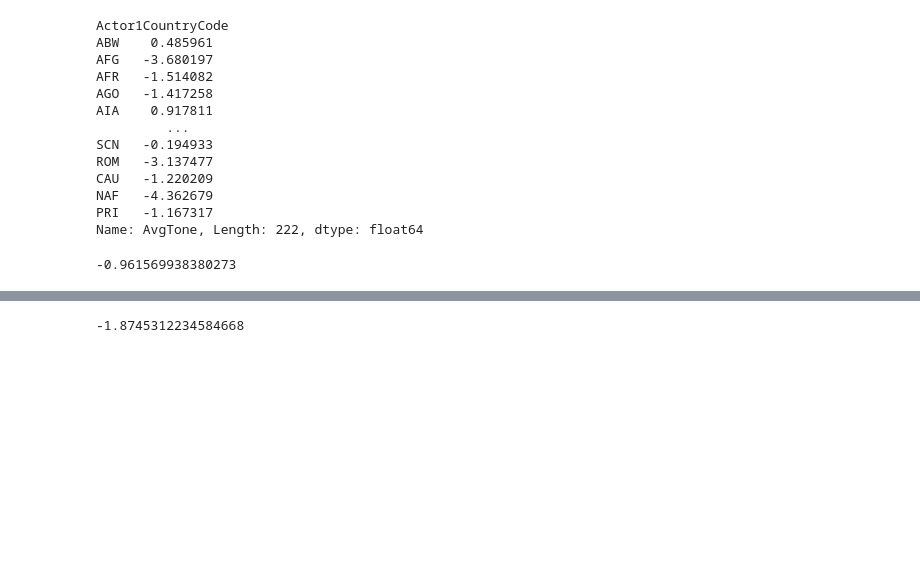
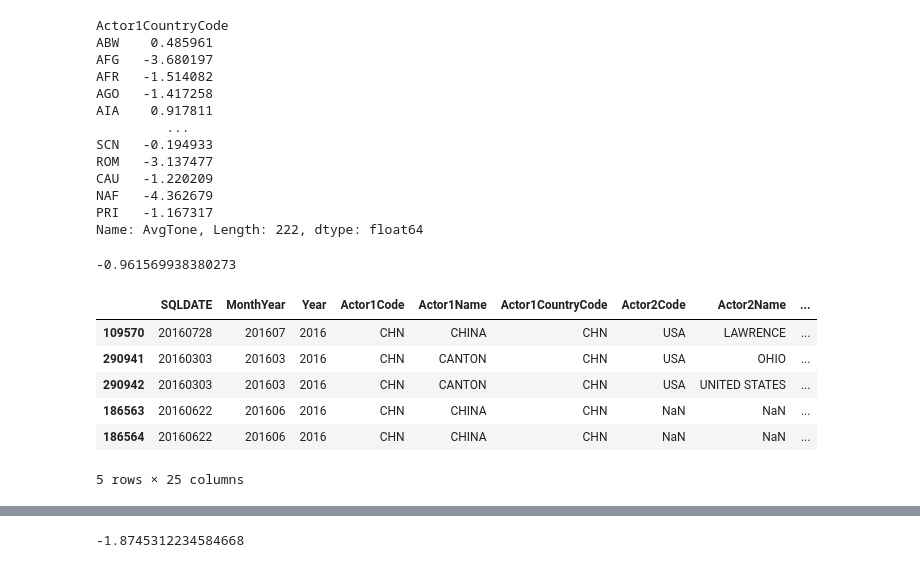
Before and after one commit to beixuan-jia/502final, a Jupyter notebook: EDA.ipynb, the cells around one changed output, grey strips where cells are left out. Cells and saved outputs as stored; diff of their text form; code cells hidden in the pictures; blank space fills up the shorter version.

```diff
--- a/EDA.ipynb
+++ b/EDA.ipynb
@@ -203,3 +203,13 @@ Name: AvgTone, Length: 222, dtype: float64
 dask_feat[dask_feat.Actor1CountryCode == 'CHN'].AvgTone.mean().compute()
 # %% [output]
 -0.961569938380273
+# %%
+dask_feat[dask_feat.Actor1CountryCode == 'CHN'].nsmallest(10, "AvgTone").head()
+# %% [output]
+|  | SQLDATE | MonthYear | Year | Actor1Code | Actor1Name | Actor1CountryCode | Actor2Code | Actor2Name | ... |
+| 109570 | 20160728 | 201607 | 2016 | CHN | CHINA | CHN | USA | LAWRENCE | ... |
+| 290941 | 20160303 | 201603 | 2016 | CHN | CANTON | CHN | USA | OHIO | ... |
+| 290942 | 20160303 | 201603 | 2016 | CHN | CANTON | CHN | USA | UNITED STATES | ... |
+| 186563 | 20160622 | 201606 | 2016 | CHN | CHINA | CHN | NaN | NaN | ... |
+| 186564 | 20160622 | 201606 | 2016 | CHN | CHINA | CHN | NaN | NaN | ... |
+5 rows × 25 columns
```
Also changed, not shown: parts of 3 cells of this notebook.
